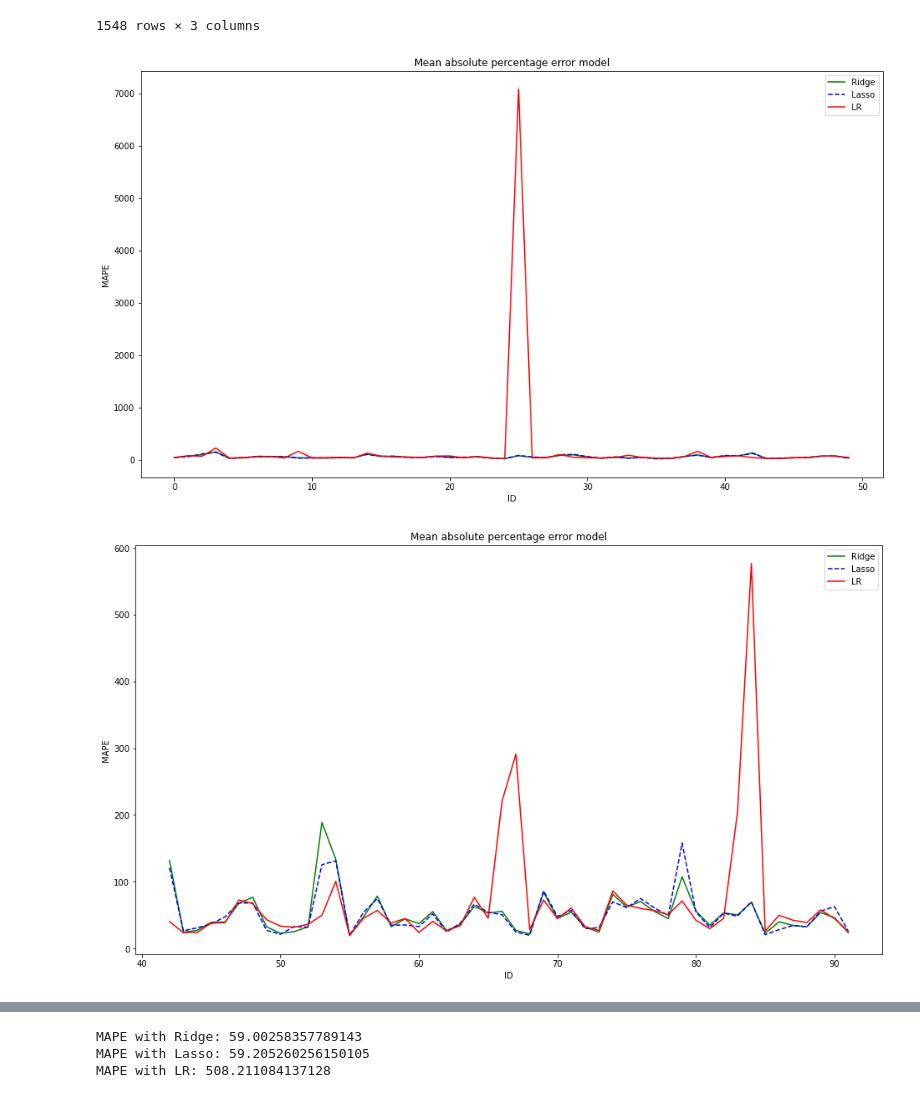
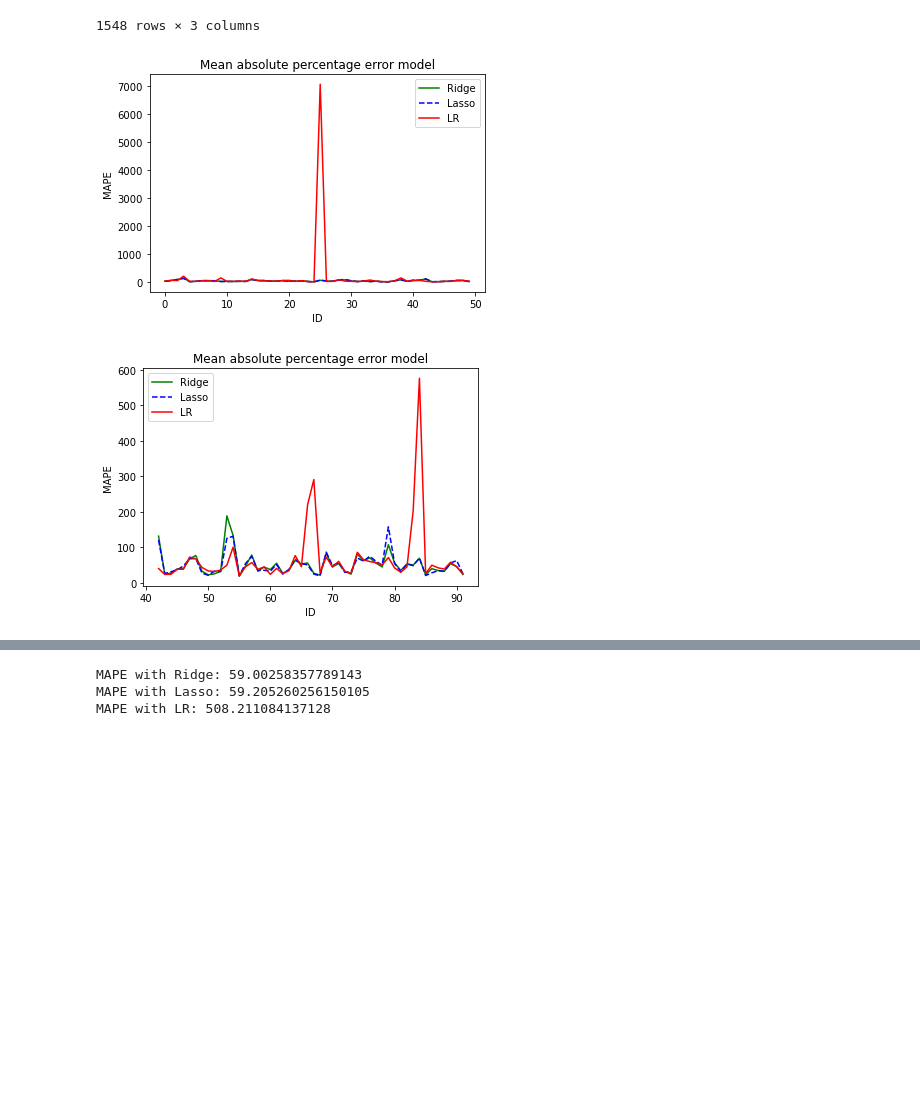
Before and after one commit to HSE-LAMBDA/light_curve_approx, a Jupyter notebook: notebooks/LinearNotebook.ipynb, the cells around one changed output, grey strips where cells are left out. Drawn from its saved outputs; the diff is of its cells as text; code cells hidden in the pictures; blank space fills up the shorter version.

```diff
--- a/notebooks/LinearNotebook.ipynb
+++ b/notebooks/LinearNotebook.ipynb
@@ -100,9 +133,9 @@ def is_good(anobject):
 
     return good
 # %%
-def plot_light_curves(anobject, title=""):
+def plot_light_curves(anobject, title="", size=(9, 4)):
     anobject = anobject.sort_values('mjd')
-    plt.figure(figsize=(9, 4))
+    plt.figure(figsize=size)
     for passband in range(6):
         light_curve = get_passband(anobject, passband)
         plt.plot(light_curve['mjd'].values, light_curve['flux'].values, linewidth=0.5)
@@ -342,15 +375,15 @@ mape_line_lasso.index = np.arange(len(mape_line_ridge))
 mape_line_lr.index = np.arange(len(mape_line_ridge))
 # %%
 for i in range(0, len(mape_line_ridge)-43, 42):
-    plt.figure(figsize=(16, 9))
+    plt.figure(figsize=(6, 4))
     plt.plot(mape_line_ridge[i:i+50].index, mape_line_ridge['MAPE'][i:i+50].values, '-g', label='Ridge')
     plt.plot(mape_line_lasso[i:i+50].index, mape_line_lasso['MAPE'][i:i+50].values, '--b', label='Lasso')
     plt.plot(mape_line_lr[i:i+50].index, mape_line_lr['MAPE'][i:i+50].values, 'r', label='LR')
     plt.xlabel('ID')
     plt.ylabel('MAPE')
     plt.title('Mean absolute percentage error model')
     plt.legend()
     plt.show()
 # %% [output]
-[figure, old version]
+[figure, new version]
-[figure, old version]
+[figure, new version]
```
Also changed, not shown: parts of 5 cells of this notebook, 5 other files.
